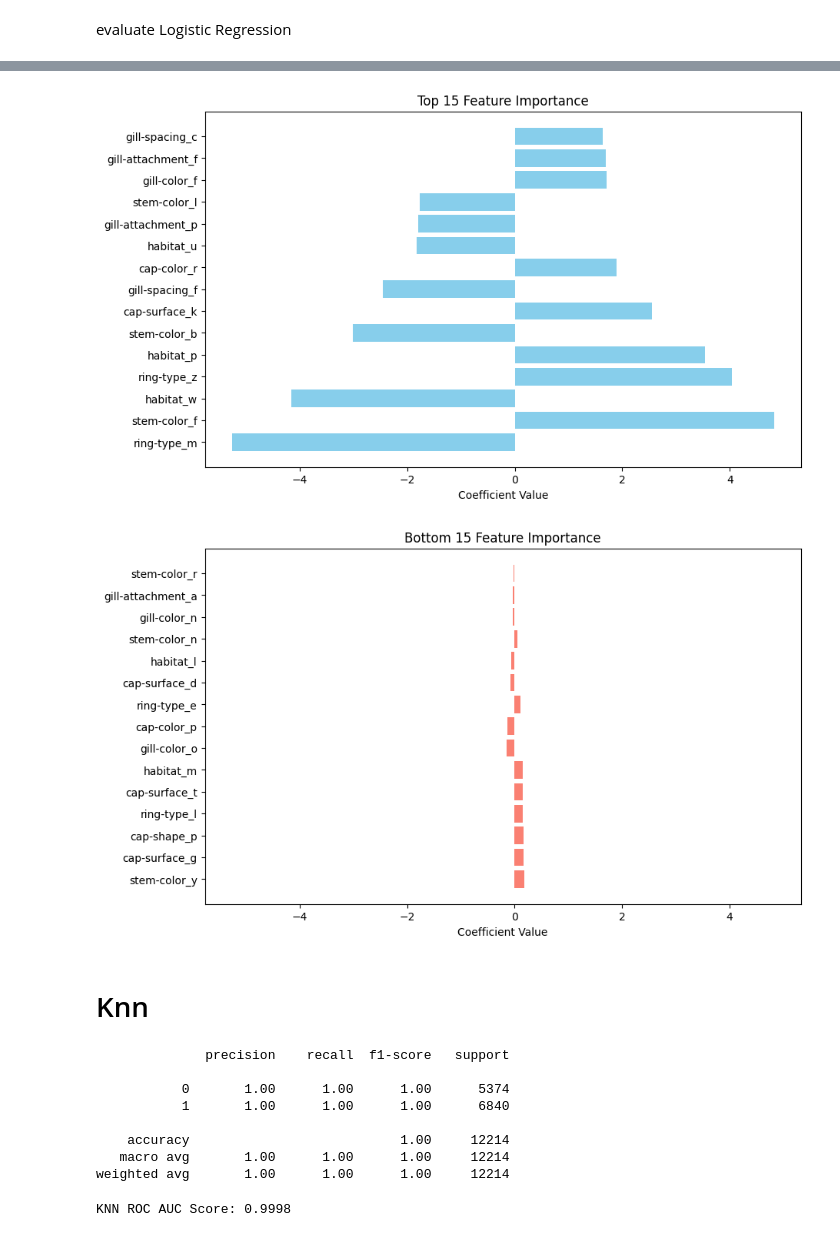
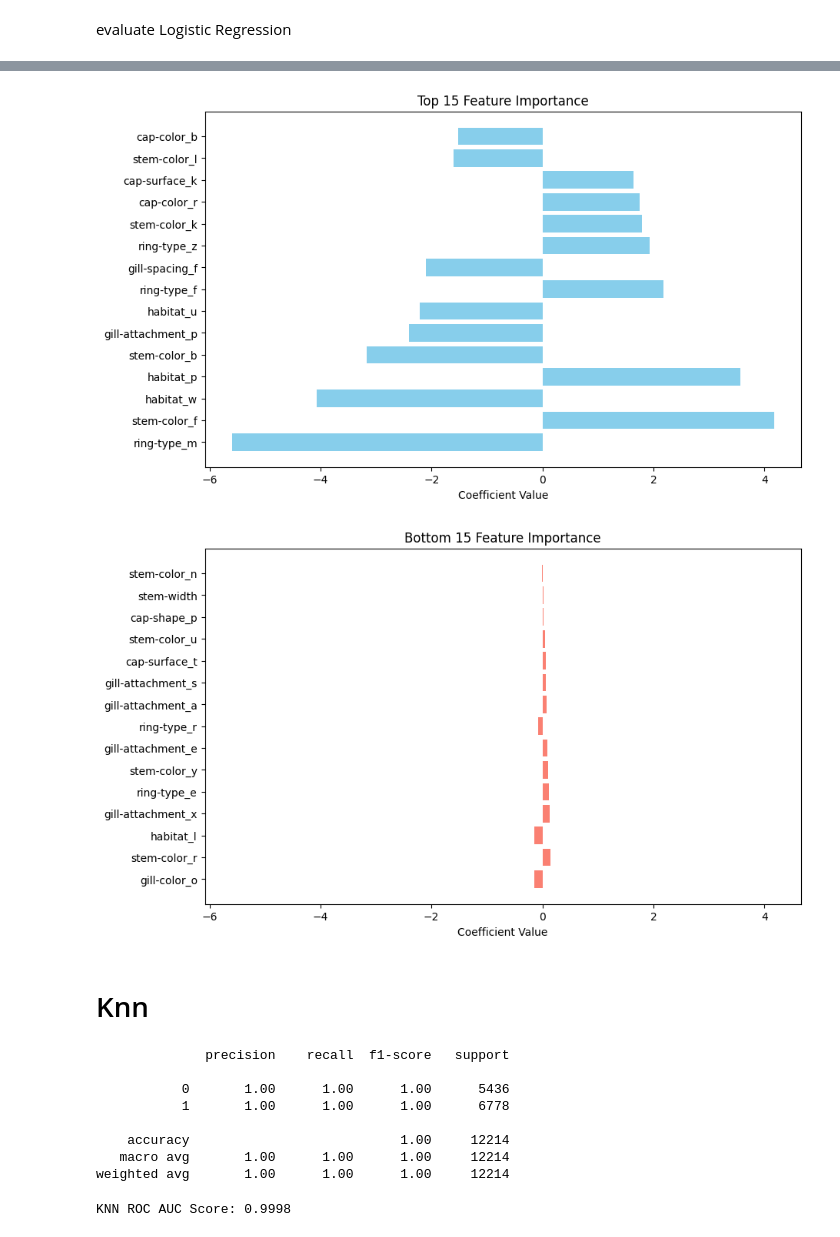
Before and after one commit to GerardoG2/PoisonMushroomClassifier, a Jupyter notebook: Notebooks/SVM.ipynb, the cells around one changed output, grey strips where cells are left out. Drawn from its saved outputs; the diff is of its cells as text; code cells hidden in the pictures.

```diff
--- a/Notebooks/SVM.ipynb
+++ b/Notebooks/SVM.ipynb
@@ -293,6 +480,3 @@ processed_train_df, processed_test_df, encoders = preprocess_mushroom_data(temp_
-# %%
-# get x_train, x_test, y_train, y_test
-X_train =
 # %%
 # build linear svm with hinge loss
 from sklearn.svm import LinearSVC
@@ -602,9 +729,9 @@ array([[-0.33866587,  0.52954679, -0.33943409,  0.94532922, -0.52819663,
 # %%
 # plot feature importance for logistic regression
-plot_feature_importance(lr_clf, X.columns, top_n=15)
+plot_feature_importance(lr_clf, X_train.columns, top_n=15)
 # %% [output]
-[figure, old version]
+[figure, new version]
-[figure, old version]
+[figure, new version]
 # %% [markdown]
 # Knn
 # %%
@@ -619,8 +746,8 @@ print(knn_report)
 # %% [output]
               precision    recall  f1-score   support
 
-           0       1.00      1.00      1.00      5374
-           1       1.00      1.00      1.00      6840
+           0       1.00      1.00      1.00      5436
+           1       1.00      1.00      1.00      6778
 
     accuracy                           1.00     12214
    macro avg       1.00      1.00      1.00     12214
```
Also changed, not shown: parts of 31 cells of this notebook.
